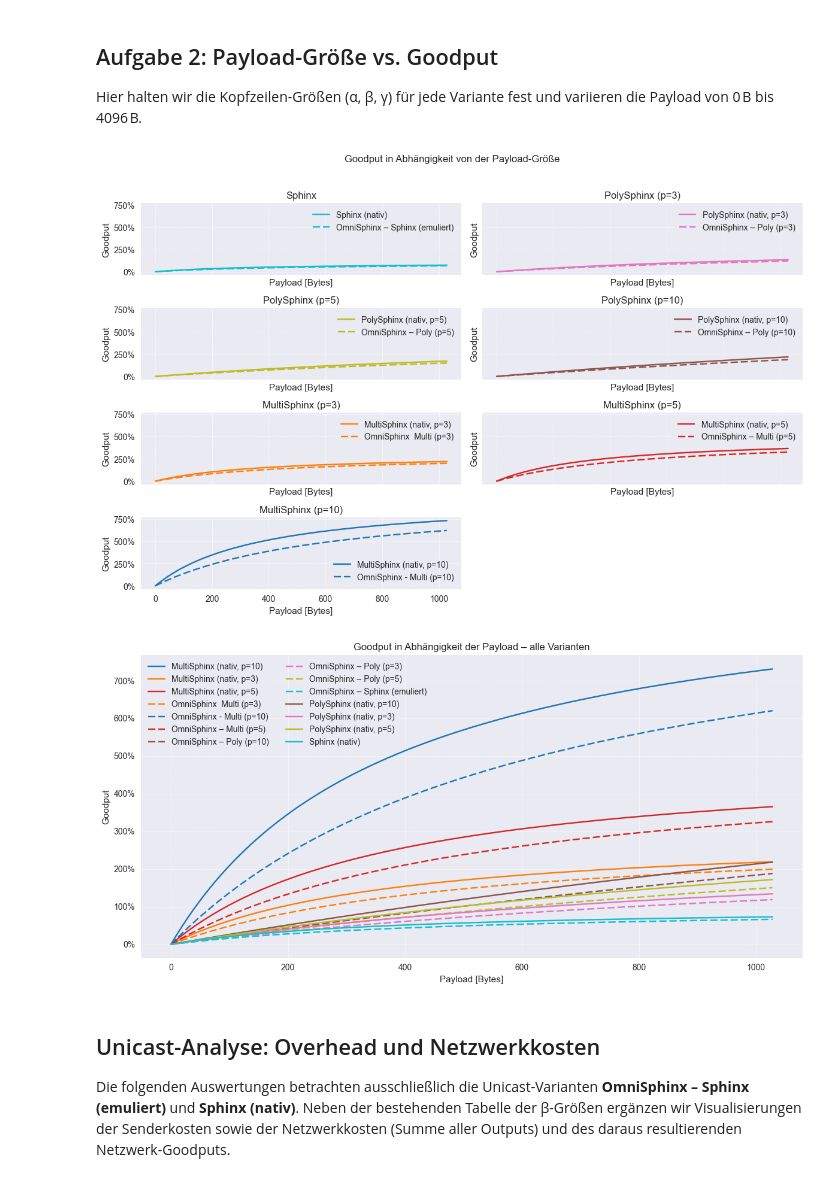
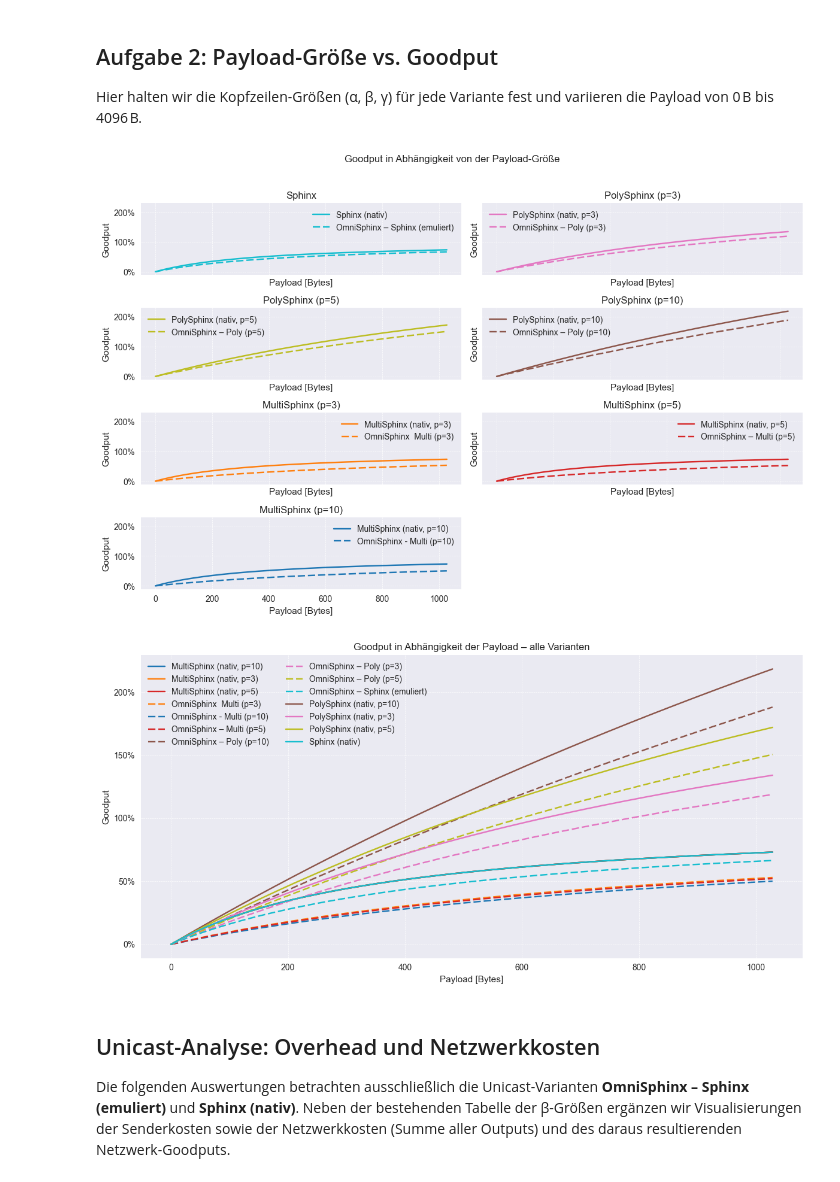
Before and after one commit to kit-ps/OmniSphinx, a Jupyter notebook: size_evaluation.ipynb, the cells around one changed output. Saved outputs shown, nothing was run; the diff lists cells and outputs as text; code cells hidden in the pictures.

Commit message:
Fix Goodput for MultiSphinx

```diff
--- a/size_evaluation.ipynb
+++ b/size_evaluation.ipynb
@@ -321,7 +321,7 @@ def omni_multi_beta_bits(p: int, *, path_length: int = PATH_LENGTH, kappa_bits:
     """Beta length before replication for OmniSphinx emulating MultiSphinx."""
     instr_bits_relay = multi_relay_instruction_bits()
     instr_bits_replication = multi_replication_instruction_bits(p)
-    return (instr_bits_relay + kappa_bits + BITS_PER_BYTE) * (path_length - 1) + (instr_bits_replication + kappa_bits + BITS_PER_BYTE)
+    return (instr_bits_relay + kappa_bits + BITS_PER_BYTE) * ((2*path_length) - 1) + (instr_bits_replication + kappa_bits + BITS_PER_BYTE)
 
 def native_multi_beta_bits(*, path_length: int = PATH_LENGTH, kappa_bits: int = KAPPA_BITS,) -> int:
     """beta length for native MultiSphinx."""
@@ -589,7 +589,10 @@ color_group_map = {
 }
 
 for key, variant in variants.items():
-    replication_factor = variant.p if variant.p is not None else 1
+    if variant.family == "MultiSphinx":
+        replication_factor = 1
+    else:
+        replication_factor = variant.p if variant.p is not None else 1
     beta_bits = variant.beta_min
     goodput_values = []
 
@@ -665,35 +668,35 @@ for ax, family in zip(axes, variant_families):
     ax.legend()
 
 for ax in axes[len(variant_families):]:
     ax.set_visible(False)
 
 fig.suptitle("Goodput in Abhängigkeit von der Payload-Größe")
 fig.tight_layout(rect=(0, 0, 1, 0.96))
 plt.show()
 
 # Gesamtansicht aller Varianten
 fig, ax = plt.subplots(figsize=(12, 6))
 for variant_name, group in payload_goodput_df.groupby("Variante"):
     sorted_group = group.sort_values("Payload [B]")
     ax.plot(
         sorted_group["Payload [B]"],
         sorted_group["Goodput"],
         label=variant_name,
         color=variant_colors[variant_name],
         linestyle=line_styles.get(sorted_group["Kind"].iloc[0], "-"),
     )
 
 ax.set_title("Goodput in Abhängigkeit der Payload – alle Varianten")
 ax.set_xlabel("Payload [Bytes]")
 ax.set_ylabel("Goodput")
 ax.yaxis.set_major_formatter(mtick.PercentFormatter(1.0))
 ax.grid(True, which="both", linestyle="--", linewidth=0.5)
 ax.legend(ncol=2)
 fig.tight_layout()
 plt.show()
 # %% [output]
-[figure, old version]
+[figure, new version]
-[figure, old version]
+[figure, new version]
 # %% [markdown]
 ## Unicast-Analyse: Overhead und Netzwerkkosten
 
```
Also changed, not shown: parts of 2 cells of this notebook.
